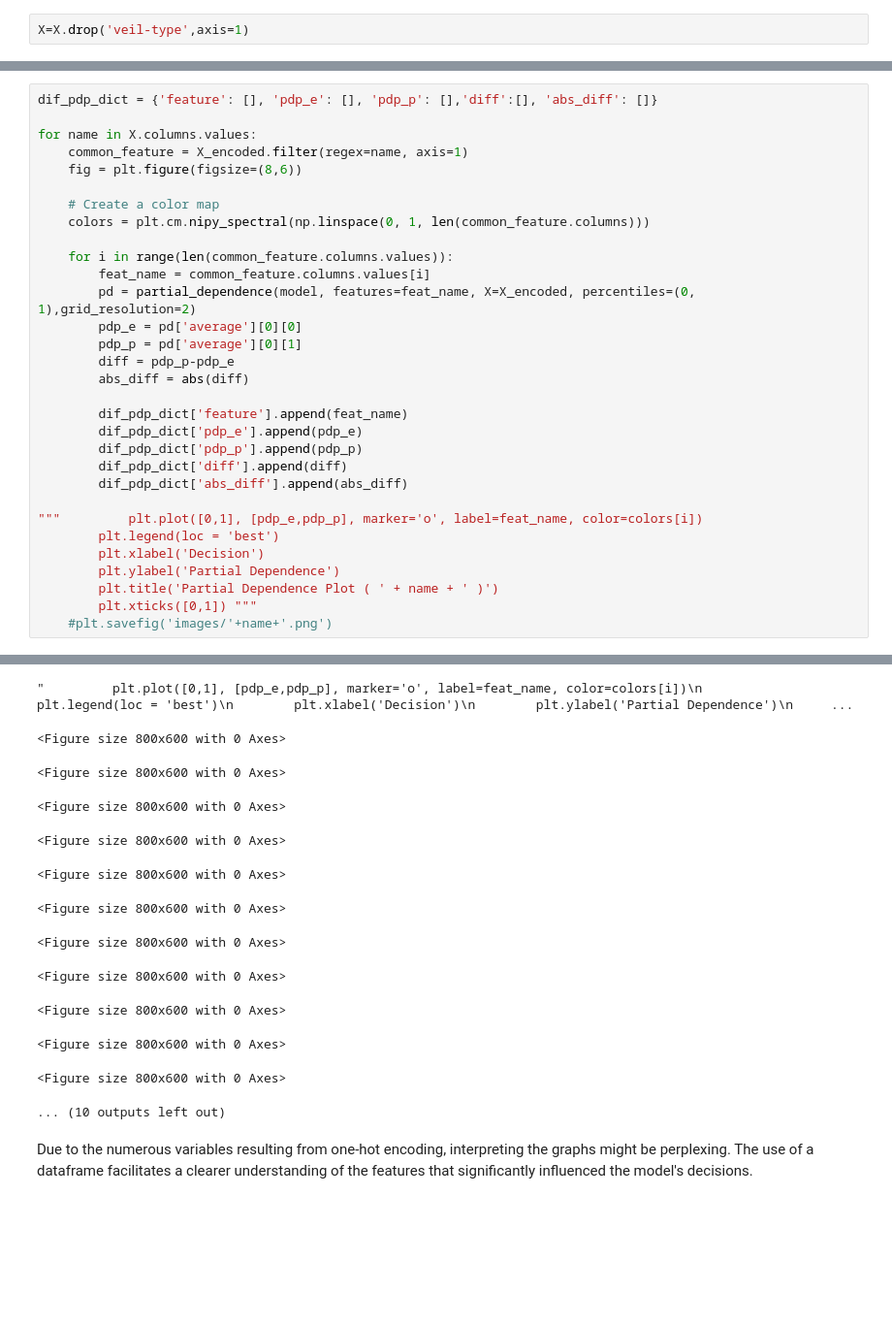
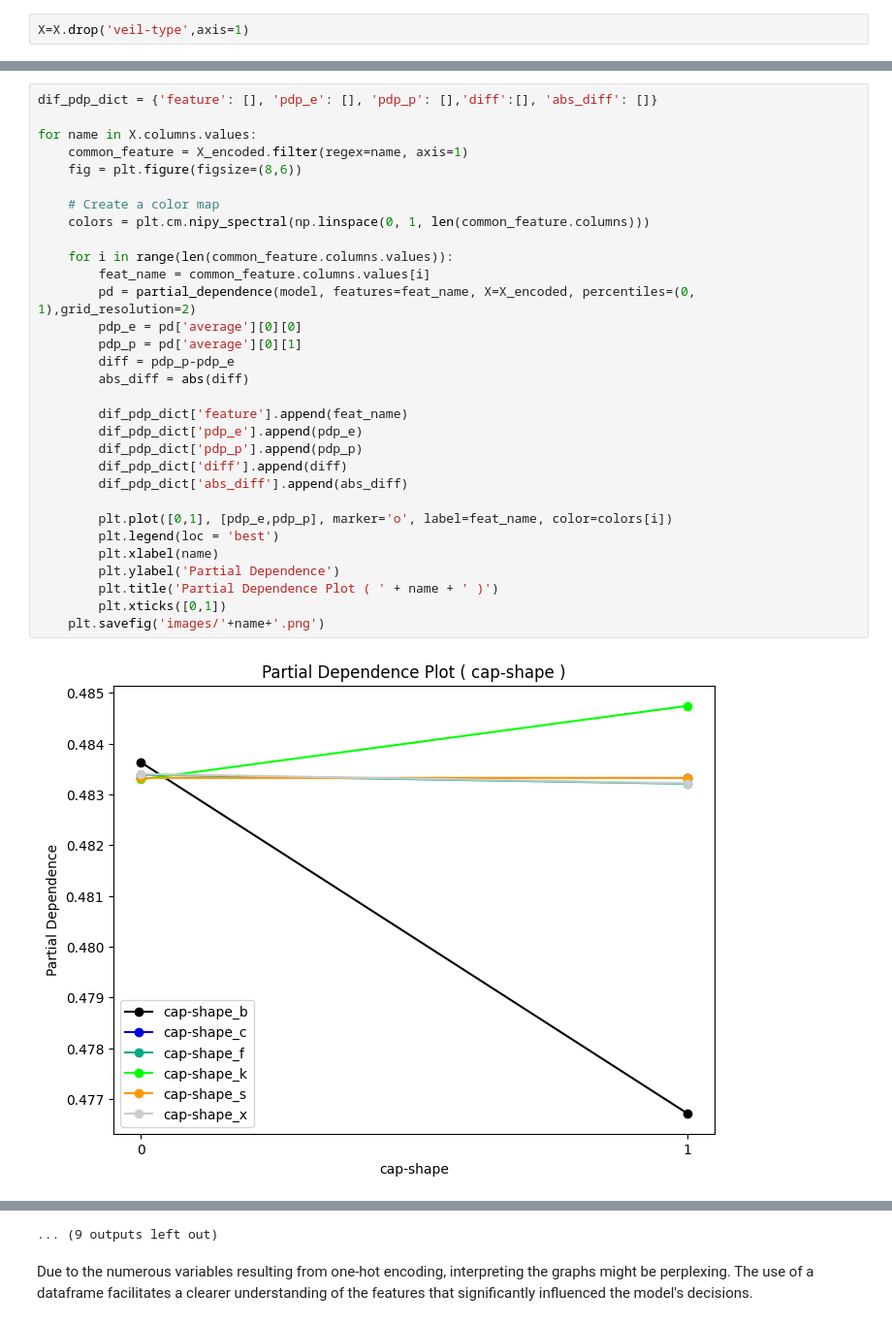
Before and after one commit to willc127/Mushroom_Classifier, a Jupyter notebook: main.ipynb, the cells around one changed output, grey strips where cells are left out. Shown at 97% size. Saved outputs shown, nothing was run; the diff lists cells and outputs as text; blank space fills up the shorter version.

```diff
--- a/main.ipynb
+++ b/main.ipynb
@@ -304,32 +313,33 @@ X=X.drop('veil-type',axis=1)
 # %%
 dif_pdp_dict = {'feature': [], 'pdp_e': [], 'pdp_p': [],'diff':[], 'abs_diff': []}
 
 for name in X.columns.values:
     common_feature = X_encoded.filter(regex=name, axis=1)
     fig = plt.figure(figsize=(8,6))
 
     # Create a color map
     colors = plt.cm.nipy_spectral(np.linspace(0, 1, len(common_feature.columns)))
 
     for i in range(len(common_feature.columns.values)):
         feat_name = common_feature.columns.values[i]
         pd = partial_dependence(model, features=feat_name, X=X_encoded, percentiles=(0, 1),grid_resolution=2)
         pdp_e = pd['average'][0][0]
         pdp_p = pd['average'][0][1]
         diff = pdp_p-pdp_e
         abs_diff = abs(diff)
 
         dif_pdp_dict['feature'].append(feat_name)
         dif_pdp_dict['pdp_e'].append(pdp_e)
         dif_pdp_dict['pdp_p'].append(pdp_p)
         dif_pdp_dict['diff'].append(diff)
         dif_pdp_dict['abs_diff'].append(abs_diff)
 
-"""         plt.plot([0,1], [pdp_e,pdp_p], marker='o', label=feat_name, color=colors[i])
+        plt.plot([0,1], [pdp_e,pdp_p], marker='o', label=feat_name, color=colors[i])
         plt.legend(loc = 'best')
-        plt.xlabel('Decision')
+        plt.xlabel(name)
         plt.ylabel('Partial Dependence')
         plt.title('Partial Dependence Plot ( ' + name + ' )')
-        plt.xticks([0,1]) """
-    #plt.savefig('images/'+name+'.png')
+        plt.xticks([0,1])
+    plt.savefig('images/'+name+'.png')
 # %% [output]
+[figure, added]
@@ -336,16 +357,4 @@ for name in X.columns.values:
-"         plt.plot([0,1], [pdp_e,pdp_p], marker='o', label=feat_name, color=colors[i])\n        plt.legend(loc = 'best')\n        plt.xlabel('Decision')\n        plt.ylabel('Partial Dependence')\n     ...
+... (9 outputs left out)
-<Figure size 800x600 with 0 Axes>
-<Figure size 800x600 with 0 Axes>
-<Figure size 800x600 with 0 Axes>
-<Figure size 800x600 with 0 Axes>
-<Figure size 800x600 with 0 Axes>
-<Figure size 800x600 with 0 Axes>
-<Figure size 800x600 with 0 Axes>
-<Figure size 800x600 with 0 Axes>
-<Figure size 800x600 with 0 Axes>
-<Figure size 800x600 with 0 Axes>
-<Figure size 800x600 with 0 Axes>
-... (10 outputs left out)
 # %% [markdown]
 Due to the numerous variables resulting from one-hot encoding, interpreting the graphs might be perplexing. The use of a dataframe facilitates a clearer understanding of the features that significantly influenced the model's decisions.
 # %%
```
Also changed, not shown: parts of 25 cells of this notebook, 21 other files.
